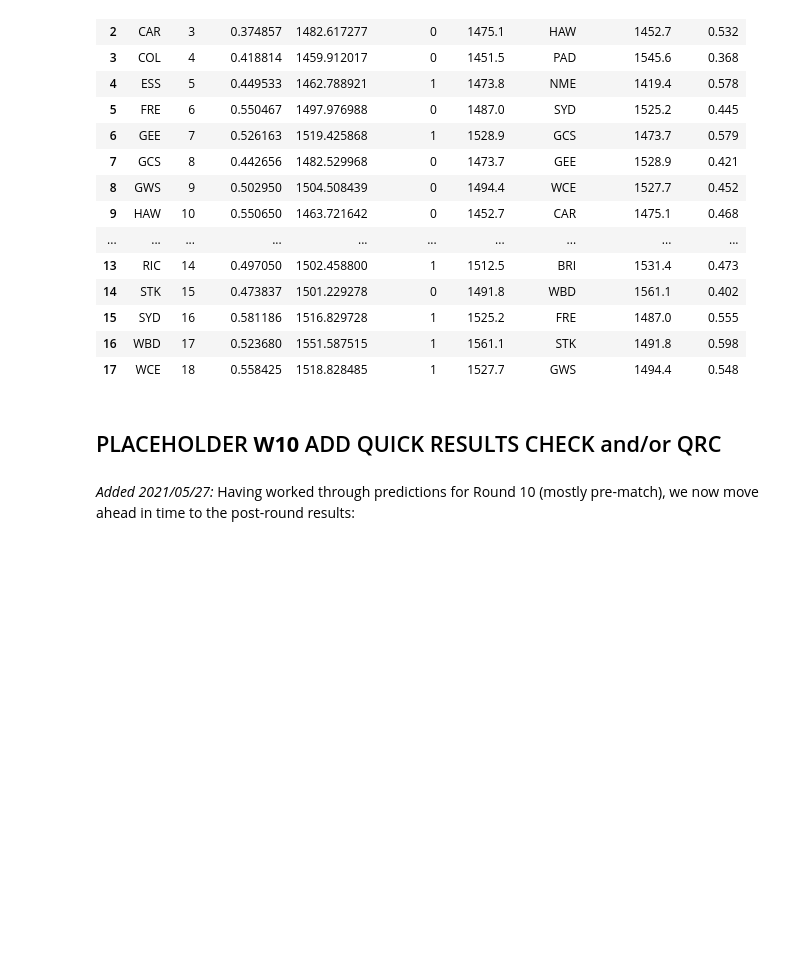
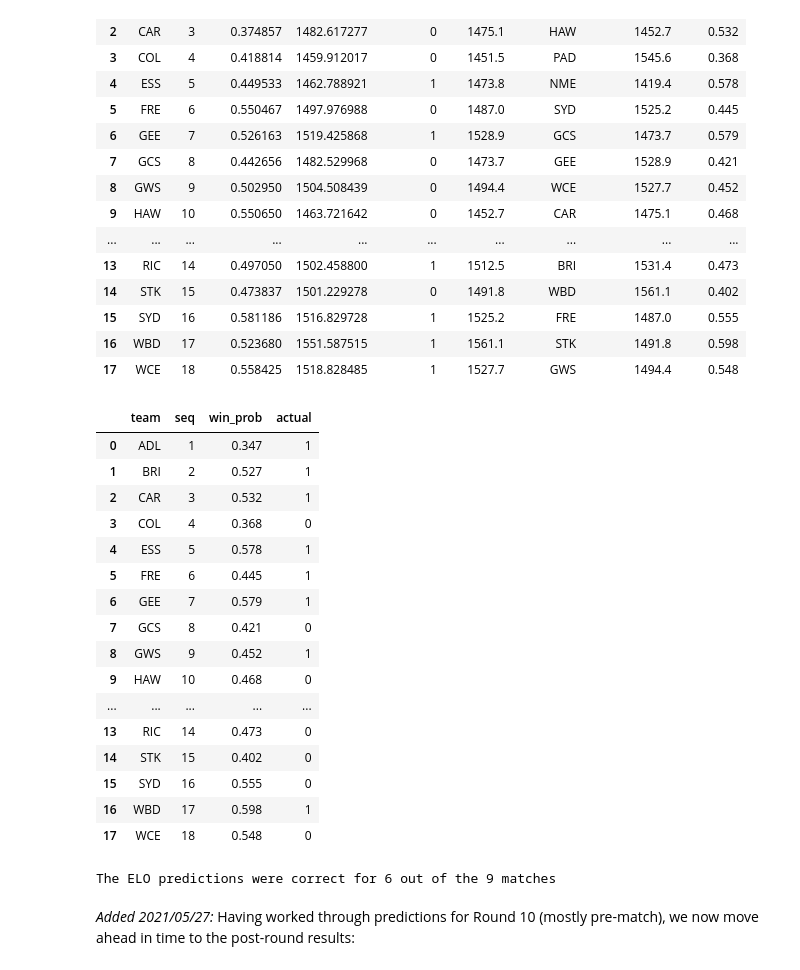
Before and after one commit to stevegabriel1/afl_elo_ratings, a Jupyter notebook: basic_version_wip_R13.ipynb, the cells around one changed output. Saved outputs shown, nothing was run; the diff lists cells and outputs as text; code cells hidden in the pictures; blank space fills up the shorter version.

Commit message:
corrections to end of R11

```diff
--- a/basic_version_wip_R13.ipynb
+++ b/basic_version_wip_R13.ipynb
@@ -1410,5 +1410,3 @@ joined
 | 15 | SYD | 16 | 0.581186 | 1516.829728 | 1 | 1525.2 | FRE | 1487.0 | 0.555 |
 | 16 | WBD | 17 | 0.523680 | 1551.587515 | 1 | 1561.1 | STK | 1491.8 | 0.598 |
 | 17 | WCE | 18 | 0.558425 | 1518.828485 | 1 | 1527.7 | GWS | 1494.4 | 0.548 |
-# %% [markdown]
-## PLACEHOLDER **W10** ADD QUICK RESULTS CHECK and/or QRC
@@ -1416,0 +1413,23 @@ joined
+# %%
+quick_results_check = joined[['team','seq','win_prob']]
+quick_results_check['actual'] = [1,1,1,0,1,1,1,0,1,0,0,0,1,0,0,0,1,0]
+quick_results_check.columns = ['team','seq','win_prob','actual']
+quick_results_check
+# %% [output]
+|  | team | seq | win_prob | actual |
+| 0 | ADL | 1 | 0.347 | 1 |
+| 1 | BRI | 2 | 0.527 | 1 |
+| 2 | CAR | 3 | 0.532 | 1 |
+| 3 | COL | 4 | 0.368 | 0 |
+| 4 | ESS | 5 | 0.578 | 1 |
+| 5 | FRE | 6 | 0.445 | 1 |
+| 6 | GEE | 7 | 0.579 | 1 |
+| 7 | GCS | 8 | 0.421 | 0 |
+| 8 | GWS | 9 | 0.452 | 1 |
+| 9 | HAW | 10 | 0.468 | 0 |
+| ... | ... | ... | ... | ... |
+| 13 | RIC | 14 | 0.473 | 0 |
+| 14 | STK | 15 | 0.402 | 0 |
+| 15 | SYD | 16 | 0.555 | 0 |
+| 16 | WBD | 17 | 0.598 | 1 |
+| 17 | WCE | 18 | 0.548 | 0 |
@@ -1417,3 +1444,7 @@ joined
+# %%
+print('The ELO predictions were correct for %d out of the %d matches' % (yep, played) )
+# %% [output]
+The ELO predictions were correct for 6 out of the 9 matches
 # %% [markdown]
 *Added 2021/05/27:* Having worked through predictions for Round 10 (mostly pre-match), we now move ahead in time to the post-round results:
 # %% [markdown]
```
Also changed, not shown: parts of 10 cells of this notebook.
